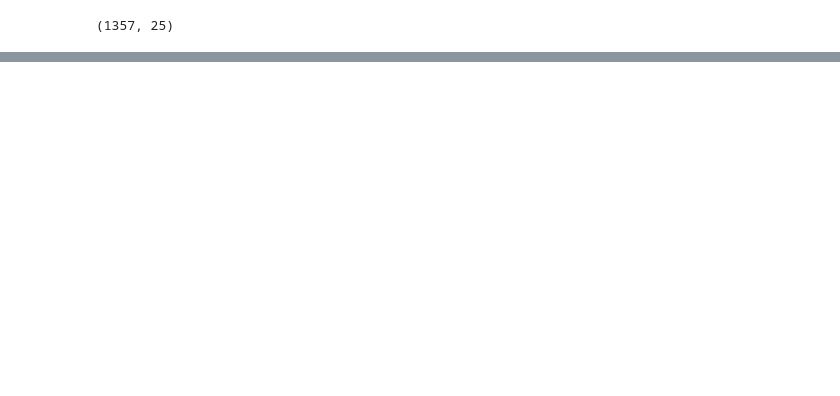
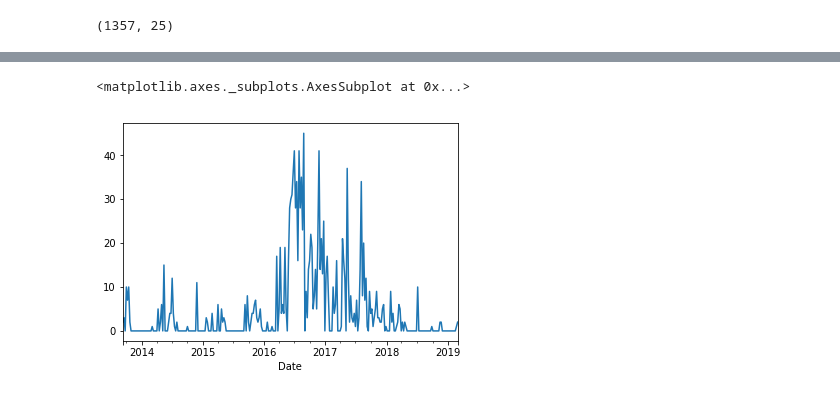
Before and after one commit to malctaylor15/Netflix_TMDB, a Jupyter notebook: Notebooks/Working with classes.ipynb, the cells around one changed output, grey strips where cells are left out. Saved outputs shown, nothing was run; the diff lists cells and outputs as text; code cells hidden in the pictures; blank space fills up the shorter version.

```diff
--- a/Notebooks/Working with classes.ipynb
+++ b/Notebooks/Working with classes.ipynb
@@ -56,0 +226,5 @@ shows.head()
+# %%
+month_gb_size.plot()
+# %% [output]
+<matplotlib.axes._subplots.AxesSubplot at 0x...>
+[figure, added]
```
Also changed, not shown: parts of 26 cells of this notebook, 1 other file.
